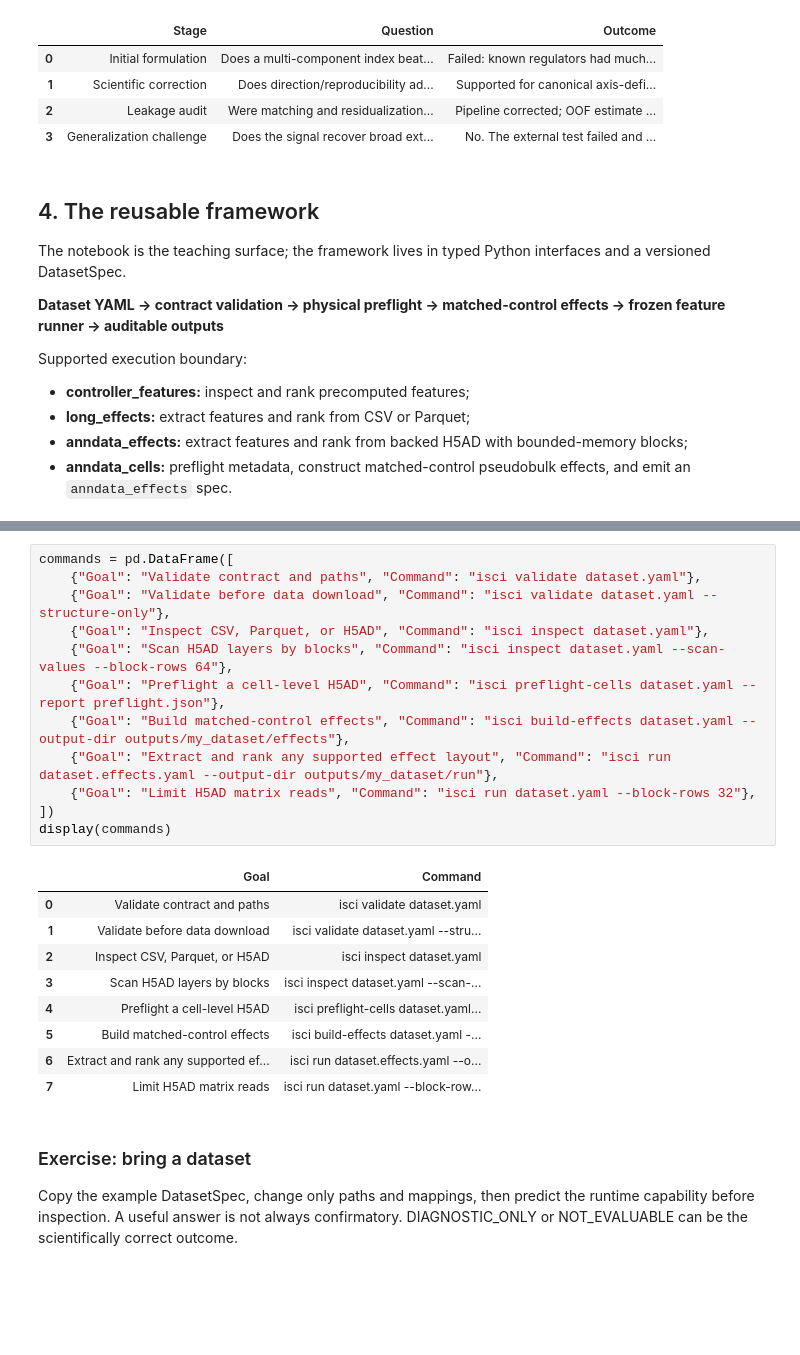
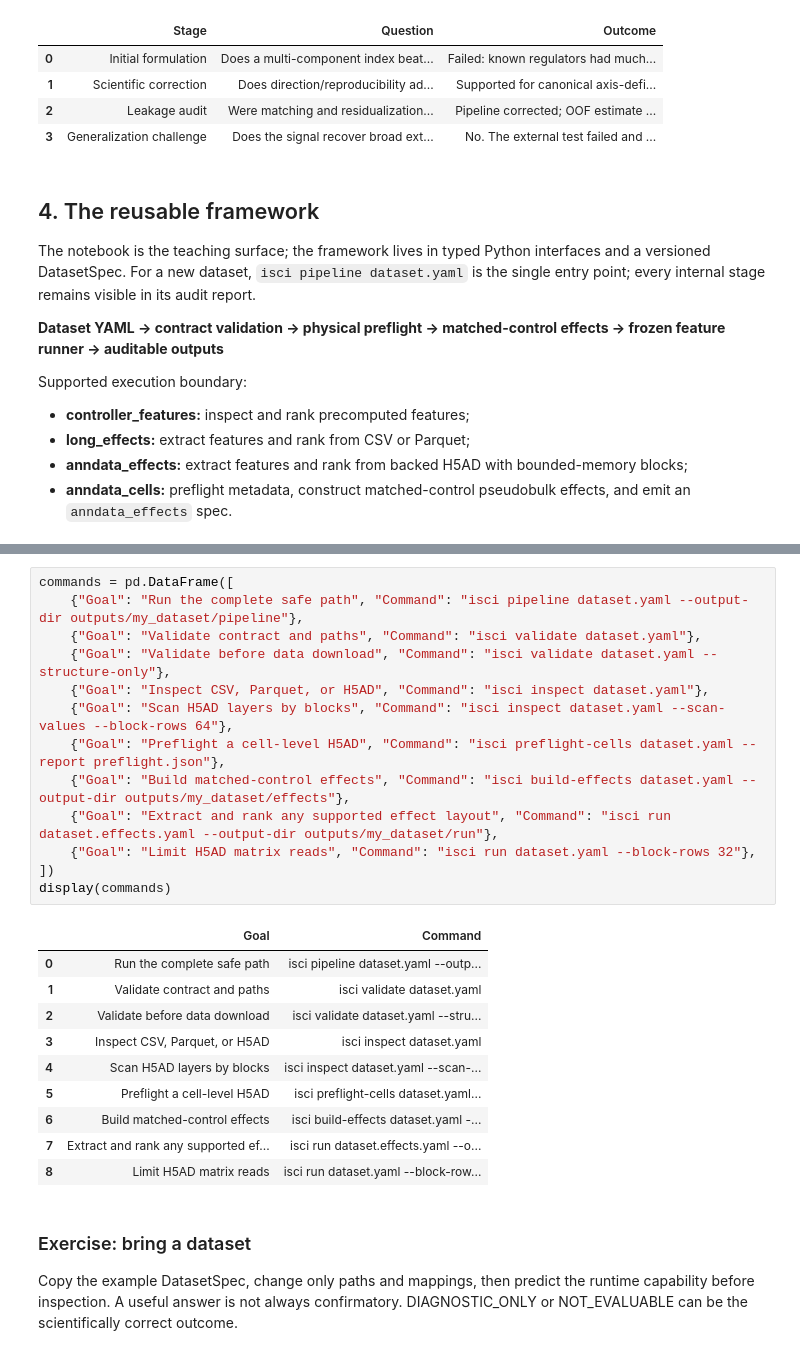
Before and after one commit to anetoc/ISCI-hackathon, a Jupyter notebook: notebooks/ISCI_Researcher_Track_Walkthrough.ipynb, the cells around one changed output, grey strips where cells are left out. Drawn from its saved outputs; the diff is of its cells as text; blank space fills up the shorter version.

Commit message:
feat: expose one-command dataset pipeline

```diff
--- a/notebooks/ISCI_Researcher_Track_Walkthrough.ipynb
+++ b/notebooks/ISCI_Researcher_Track_Walkthrough.ipynb
@@ -137,7 +137,7 @@ display(correction_history)
 # %% [markdown]
 ## 4. The reusable framework
 
-The notebook is the teaching surface; the framework lives in typed Python interfaces and a versioned DatasetSpec.
+The notebook is the teaching surface; the framework lives in typed Python interfaces and a versioned DatasetSpec. For a new dataset, `isci pipeline dataset.yaml` is the single entry point; every internal stage remains visible in its audit report.
 
 **Dataset YAML → contract validation → physical preflight → matched-control effects → frozen feature runner → auditable outputs**
 
@@ -244,26 +244,28 @@ display(external_path_comparison)
 | 1 | Jurkat arrayed RNA | 39,194 × 25,904 | 305 | 40 | ANALYSIS_COMPLETE | Technical path complete; donor-fr... |
 # %%
 commands = pd.DataFrame([
+    {"Goal": "Run the complete safe path", "Command": "isci pipeline dataset.yaml --output-dir outputs/my_dataset/pipeline"},
     {"Goal": "Validate contract and paths", "Command": "isci validate dataset.yaml"},
     {"Goal": "Validate before data download", "Command": "isci validate dataset.yaml --structure-only"},
     {"Goal": "Inspect CSV, Parquet, or H5AD", "Command": "isci inspect dataset.yaml"},
     {"Goal": "Scan H5AD layers by blocks", "Command": "isci inspect dataset.yaml --scan-values --block-rows 64"},
     {"Goal": "Preflight a cell-level H5AD", "Command": "isci preflight-cells dataset.yaml --report preflight.json"},
     {"Goal": "Build matched-control effects", "Command": "isci build-effects dataset.yaml --output-dir outputs/my_dataset/effects"},
     {"Goal": "Extract and rank any supported effect layout", "Command": "isci run dataset.effects.yaml --output-dir outputs/my_dataset/run"},
     {"Goal": "Limit H5AD matrix reads", "Command": "isci run dataset.yaml --block-rows 32"},
 ])
 display(commands)
 # %% [output]
 |  | Goal | Command |
-| 0 | Validate contract and paths | isci validate dataset.yaml |
-| 1 | Validate before data download | isci validate dataset.yaml --stru... |
-| 2 | Inspect CSV, Parquet, or H5AD | isci inspect dataset.yaml |
-| 3 | Scan H5AD layers by blocks | isci inspect dataset.yaml --scan-... |
-| 4 | Preflight a cell-level H5AD | isci preflight-cells dataset.yaml... |
-| 5 | Build matched-control effects | isci build-effects dataset.yaml -... |
-| 6 | Extract and rank any supported ef... | isci run dataset.effects.yaml --o... |
-| 7 | Limit H5AD matrix reads | isci run dataset.yaml --block-row... |
+| 0 | Run the complete safe path | isci pipeline dataset.yaml --outp... |
+| 1 | Validate contract and paths | isci validate dataset.yaml |
+| 2 | Validate before data download | isci validate dataset.yaml --stru... |
+| 3 | Inspect CSV, Parquet, or H5AD | isci inspect dataset.yaml |
+| 4 | Scan H5AD layers by blocks | isci inspect dataset.yaml --scan-... |
+| 5 | Preflight a cell-level H5AD | isci preflight-cells dataset.yaml... |
+| 6 | Build matched-control effects | isci build-effects dataset.yaml -... |
+| 7 | Extract and rank any supported ef... | isci run dataset.effects.yaml --o... |
+| 8 | Limit H5AD matrix reads | isci run dataset.yaml --block-row... |
 # %% [markdown]
 ### Exercise: bring a dataset
 
```
Also changed, not shown: parts of 1 cell of this notebook, 6 other files.
